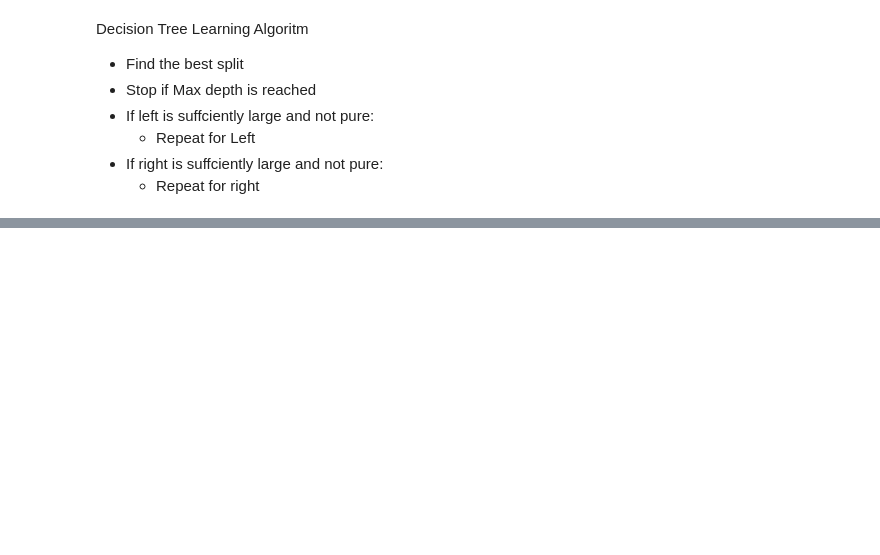
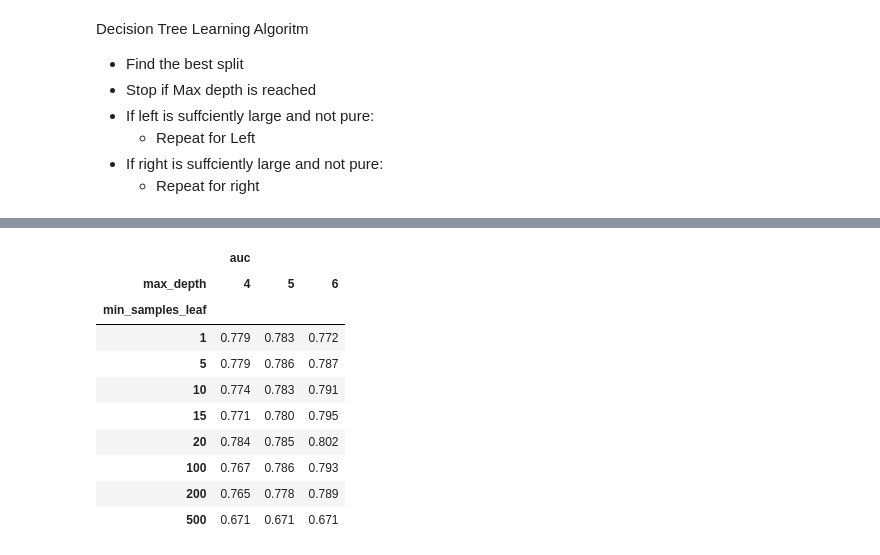
Before and after one commit to ShaniceWilliams/ml-zoomcamp, a Jupyter notebook: 06_Trees/6_credit_risk.ipynb, the cells around one changed output, grey strips where cells are left out. Drawn from its saved outputs; the diff is of its cells as text; code cells hidden in the pictures; blank space fills up the shorter version.

```diff
--- a/06_Trees/6_credit_risk.ipynb
+++ b/06_Trees/6_credit_risk.ipynb
@@ -546,0 +611,14 @@ Decision Tree Learning Algoritm
+# %%
+df_scores_pivot.round(3)
+# %% [output]
+|  | auc |  |  |
+| max_depth | 4 | 5 | 6 |
+| min_samples_leaf |  |  |  |
+| 1 | 0.779 | 0.783 | 0.772 |
+| 5 | 0.779 | 0.786 | 0.787 |
+| 10 | 0.774 | 0.783 | 0.791 |
+| 15 | 0.771 | 0.780 | 0.795 |
+| 20 | 0.784 | 0.785 | 0.802 |
+| 100 | 0.767 | 0.786 | 0.793 |
+| 200 | 0.765 | 0.778 | 0.789 |
+| 500 | 0.671 | 0.671 | 0.671 |
```
Also changed, not shown: parts of 15 cells of this notebook, 2 other files.
